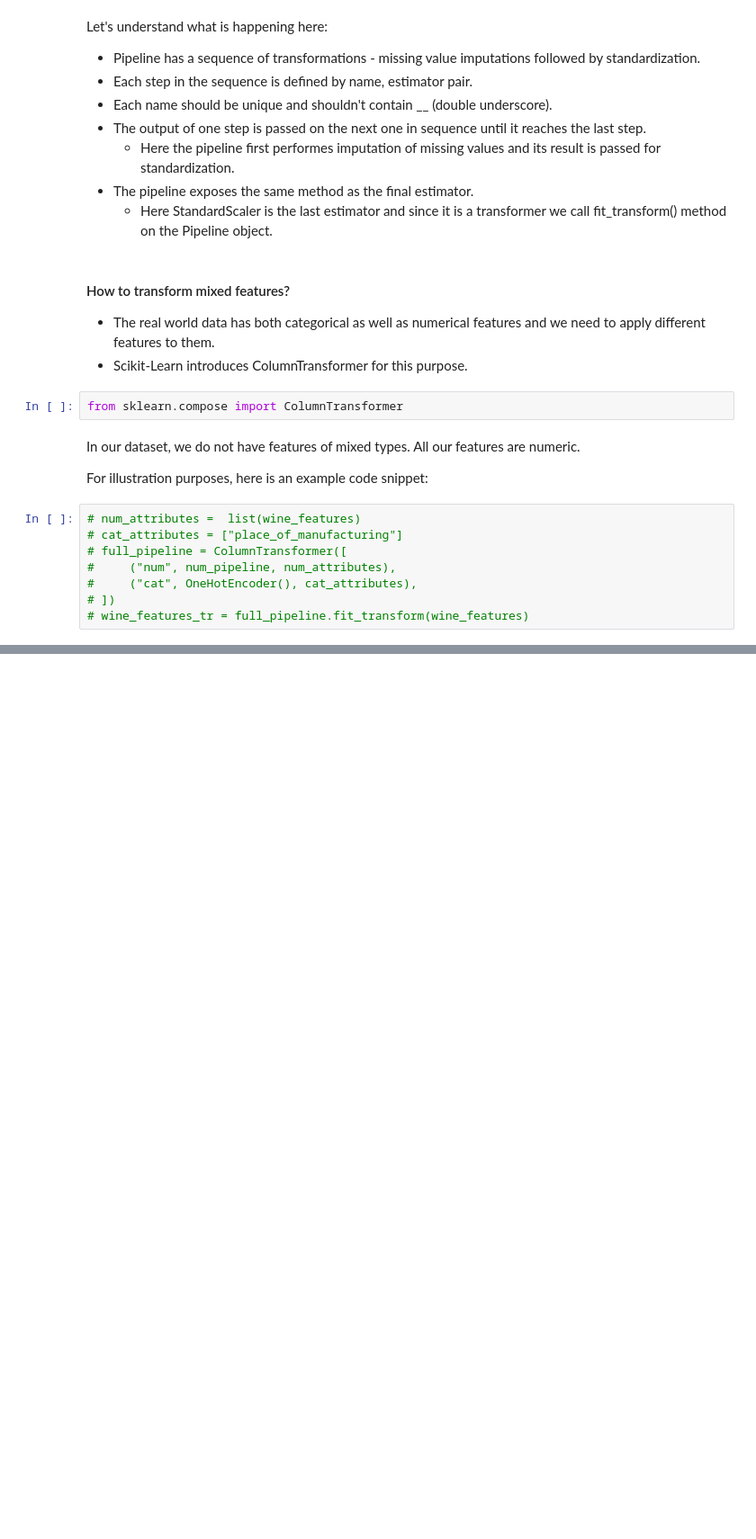
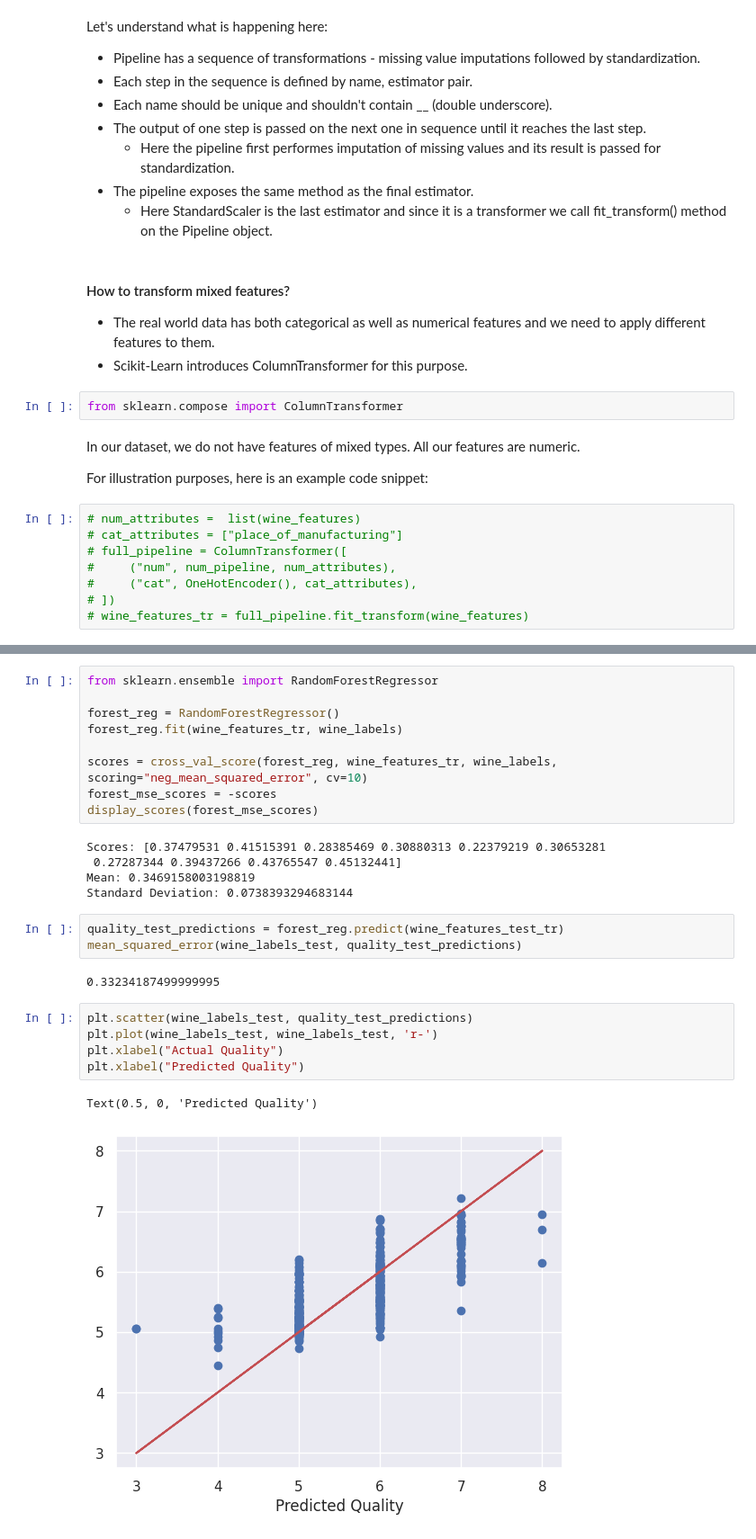
Before and after one commit to AnvayRaj/MLP-Notes, a Jupyter notebook: Week_1.ipynb, the cells around one changed output, grey strips where cells are left out. Shown at 90% size. Saved outputs shown, nothing was run; the diff lists cells and outputs as text; blank space fills up the shorter version.

```diff
--- a/Week_1.ipynb
+++ b/Week_1.ipynb
@@ -703,0 +833,27 @@ For illustration purposes, here is an example code snippet:
+# %%
+from sklearn.ensemble import RandomForestRegressor
+
+forest_reg = RandomForestRegressor()
+forest_reg.fit(wine_features_tr, wine_labels)
+
+scores = cross_val_score(forest_reg, wine_features_tr, wine_labels, scoring="neg_mean_squared_error", cv=10)
+forest_mse_scores = -scores
+display_scores(forest_mse_scores)
+# %% [output]
+Scores: [0.37479531 0.41515391 0.28385469 0.30880313 0.22379219 0.30653281
+ 0.27287344 0.39437266 0.43765547 0.45132441]
+Mean: 0.3469158003198819
+Standard Deviation: 0.0738393294683144
+# %%
+quality_test_predictions = forest_reg.predict(wine_features_test_tr)
+mean_squared_error(wine_labels_test, quality_test_predictions)
+# %% [output]
+0.33234187499999995
+# %%
+plt.scatter(wine_labels_test, quality_test_predictions)
+plt.plot(wine_labels_test, wine_labels_test, 'r-')
+plt.xlabel("Actual Quality")
+plt.xlabel("Predicted Quality")
+# %% [output]
+Text(0.5, 0, 'Predicted Quality')
+[figure, added]
```
Also changed, not shown: parts of 37 cells of this notebook.
